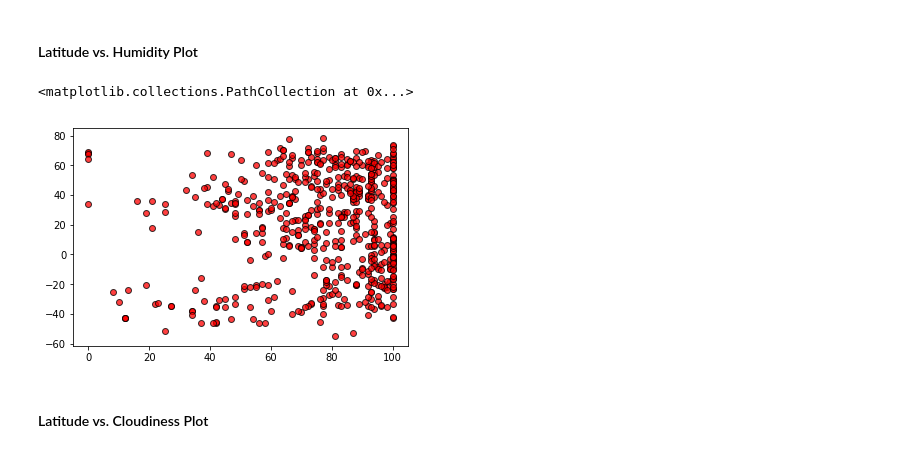
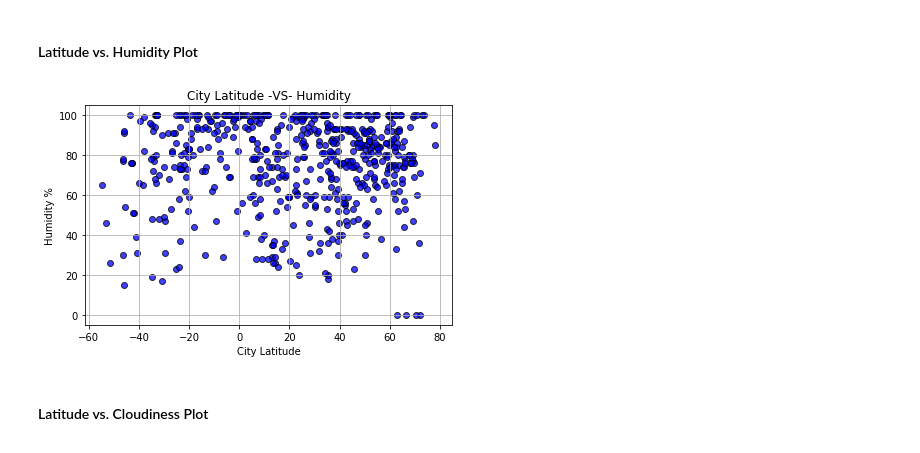
Before and after one commit to smurphy1983/API_homework_SFM, a Jupyter notebook: WeatherPySFM.ipynb, the cells around one changed output. Drawn from its saved outputs; the diff is of its cells as text; code cells hidden in the pictures.

```diff
--- a/WeatherPySFM.ipynb
+++ b/WeatherPySFM.ipynb
@@ -158,9 +158,14 @@ plt.scatter(temps, lats, marker="o", facecolors="red", edgecolors="black", alpha
 # %% [markdown]
 #### Latitude vs. Humidity Plot
-# %%
-plt.scatter(humidity_per, lats, marker="o", facecolors="red", edgecolors="black", alpha=0.75)
-# %% [output]
-<matplotlib.collections.PathCollection at 0x...>
-[figure, removed]
+# %%
+plt.scatter(lats, humidity_per, marker="o", facecolors="blue", edgecolors="black", alpha=0.75)
+plt.title('City Latitude -VS- Humidity')
+plt.xlabel('City Latitude')
+plt.ylabel('Humidity %')
+plt.grid()
+plt.tight_layout()
+plt.savefig("City Latitude -VS- Humidity.png")
+# %% [output]
+[figure, added]
 # %% [markdown]
 #### Latitude vs. Cloudiness Plot
```
Also changed, not shown: parts of 11 cells of this notebook, 7 other files.
